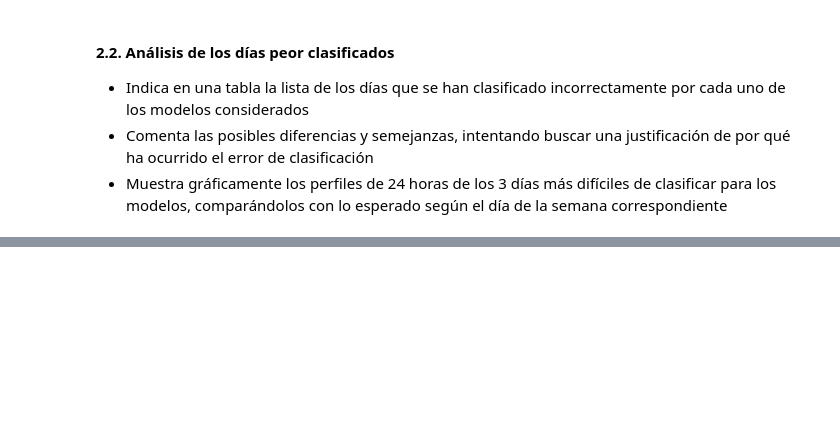
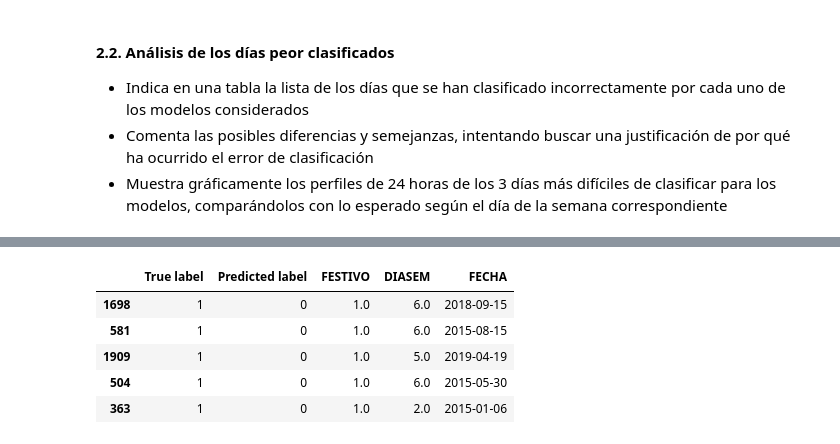
Before and after one commit to maroacc/ensemble, a Jupyter notebook: ass1_ML2_GRUPO_G3_Enrique.ipynb, the cells around one changed output, grey strips where cells are left out. Drawn from its saved outputs; the diff is of its cells as text; code cells hidden in the pictures; blank space fills up the shorter version.

```diff
--- a/ass1_ML2_GRUPO_G3_Enrique.ipynb
+++ b/ass1_ML2_GRUPO_G3_Enrique.ipynb
@@ -1249,0 +1382,18 @@ Name: DIASEM, dtype: int64
+# %%
+df_aju = read_data()
+INPUTS, OUTPUT, X_train, X_test, y_train, y_test = split_dataset()
+# %%
+with open("./models/gradient_boostingv2.pickle", "rb") as f:
+    gradien_boosting = pickle.load(f)
+# %%
+y_train_rf = gradien_boosting.predict(X_train)
+y_test_rf = gradien_boosting.predict(X_test)
+# %%
+#--------------------------NO ESCRIBAS LÍNEAS DE CÓDIGO MÁS LARGAS QUE LO QUE OCUPA ESTA LÍNEA -----------------------------|
+# Create a DataFrame with the true labels and predicted labels for the training and test sets
+y_train_df = pd.DataFrame({'True label': y_train, 'Predicted label': y_train_rf})
+y_test_df = pd.DataFrame({'True label': y_test, 'Predicted label': y_test_rf})
+
+# Filter out the rows where the predicted label does not match the true label
+train_errors = y_train_df[y_train_df['True label'] != y_train_df['Predicted label']]
+test_errors = y_test_df[y_test_df['True label'] != y_test_df['Predicted label']]
@@ -1249,0 +1413,16 @@ Name: DIASEM, dtype: int64
+# %%
+for index, row in test_errors.iterrows():
+    festivo_value = df_aju.loc[index, 'FESTIVO']
+    diasem_value = df_aju.loc[index, 'DIASEM']
+    dia_value = df_aju.loc[index, 'FECHA']
+    test_errors.at[index, 'FESTIVO'] = festivo_value
+    test_errors.at[index, 'DIASEM'] = diasem_value
+    test_errors.at[index, 'FECHA'] = dia_value
+test_errors.head()
+# %% [output]
+|  | True label | Predicted label | FESTIVO | DIASEM | FECHA |
+| 1698 | 1 | 0 | 1.0 | 6.0 | 2018-09-15 |
+| 581 | 1 | 0 | 1.0 | 6.0 | 2015-08-15 |
+| 1909 | 1 | 0 | 1.0 | 5.0 | 2019-04-19 |
+| 504 | 1 | 0 | 1.0 | 6.0 | 2015-05-30 |
+| 363 | 1 | 0 | 1.0 | 2.0 | 2015-01-06 |
```
Also changed, not shown: parts of 33 cells of this notebook.
